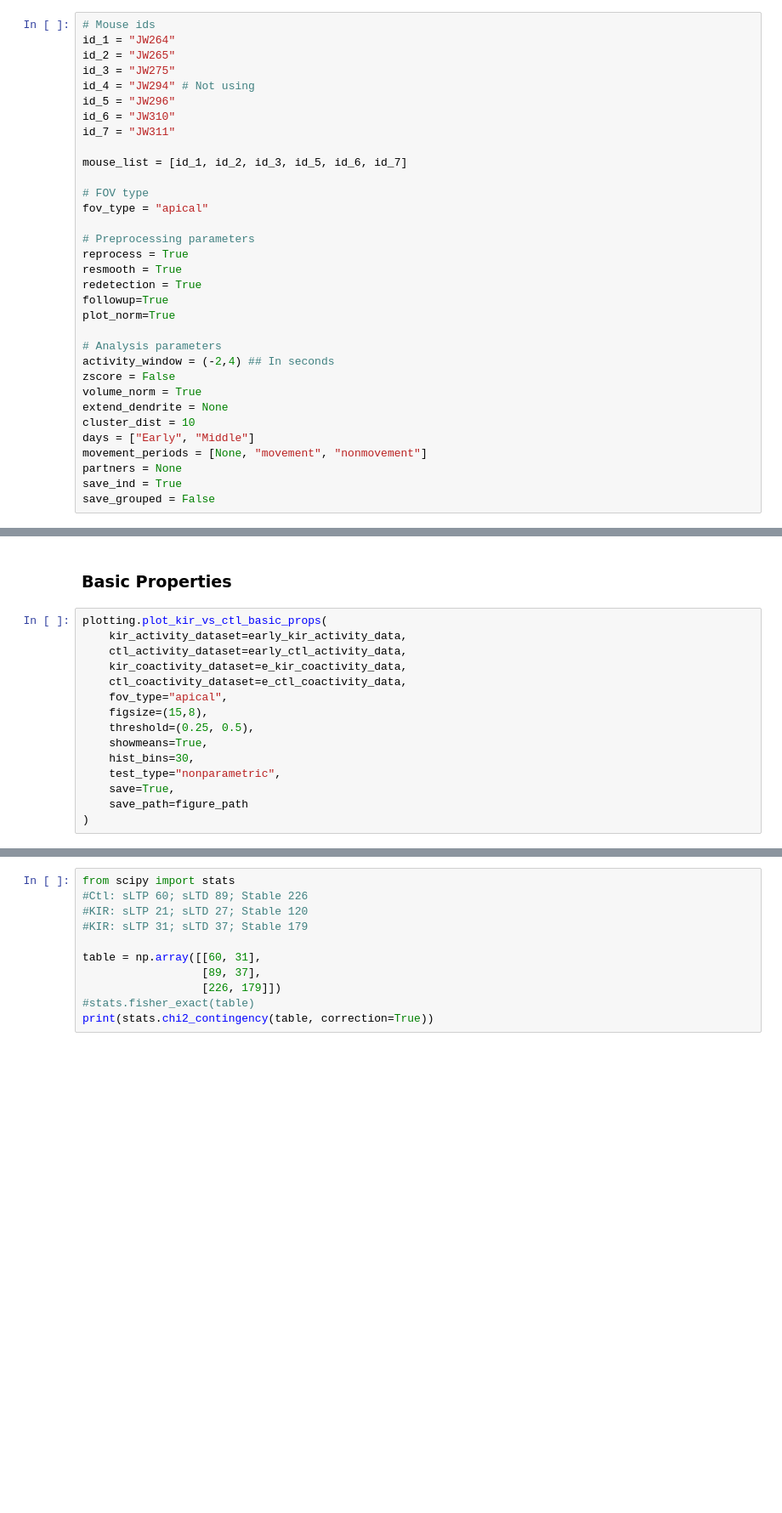
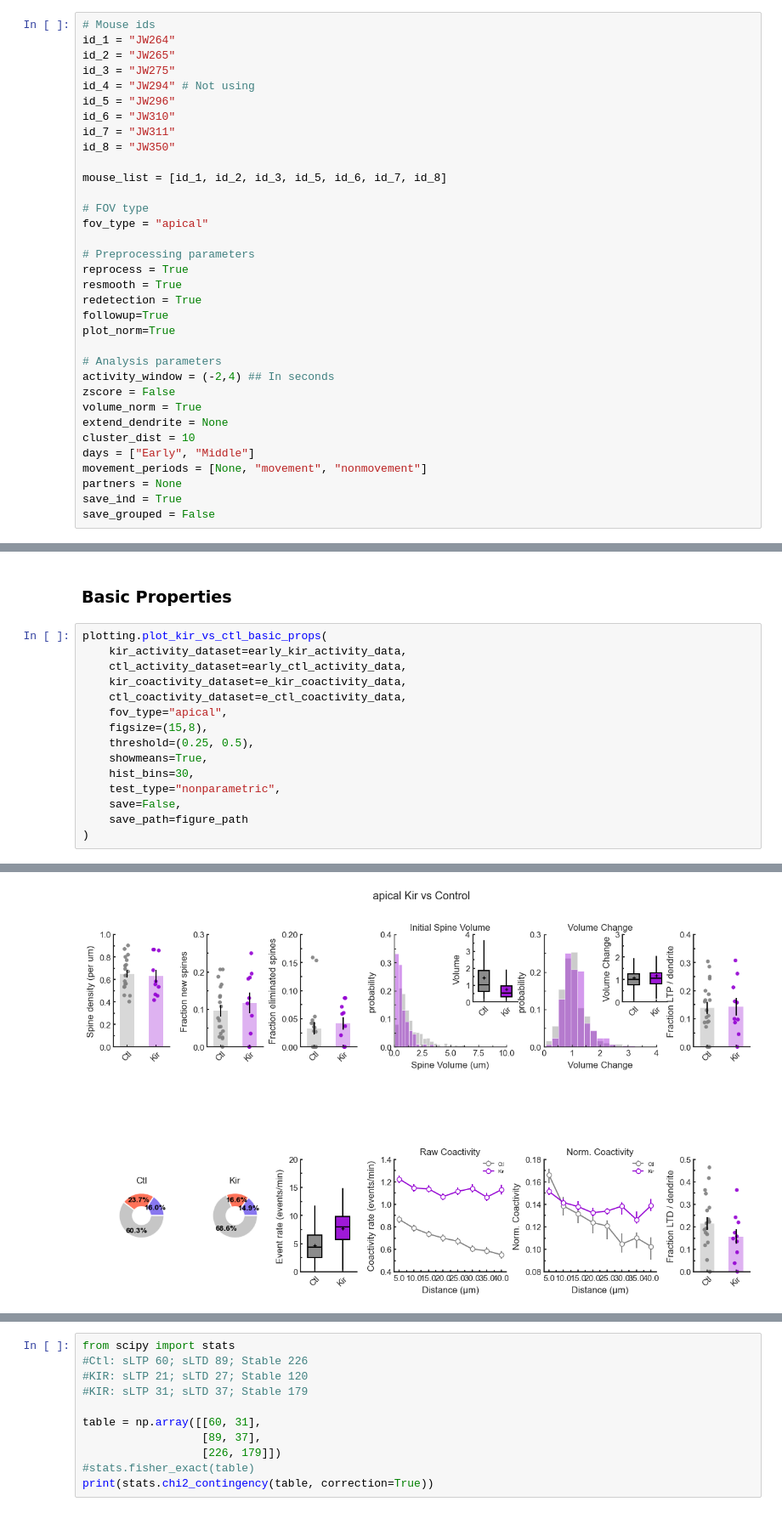
Before and after one commit to wjakewright/Lab_Analyses, a Jupyter notebook: Lab_Analyses/Kir_Analysis/Kir_Apical_Spine_Analysis.ipynb, the cells around one changed output, grey strips where cells are left out. Shown at 85% size. Cells and saved outputs as stored; diff of their text form; blank space fills up the shorter version.

```diff
--- a/Lab_Analyses/Kir_Analysis/Kir_Apical_Spine_Analysis.ipynb
+++ b/Lab_Analyses/Kir_Analysis/Kir_Apical_Spine_Analysis.ipynb
@@ -36,8 +36,9 @@ id_4 = "JW294" # Not using
 id_5 = "JW296"
 id_6 = "JW310"
 id_7 = "JW311"
+id_8 = "JW350"
 
-mouse_list = [id_1, id_2, id_3, id_5, id_6, id_7]
+mouse_list = [id_1, id_2, id_3, id_5, id_6, id_7, id_8]
 
 # FOV type
 fov_type = "apical"
@@ -202,6 +203,7 @@ plotting.plot_kir_vs_ctl_basic_props(
     showmeans=True,
     hist_bins=30,
     test_type="nonparametric",
-    save=True,
+    save=False,
     save_path=figure_path
 )
+# %% [output]
@@ -207,0 +218 @@ plotting.plot_kir_vs_ctl_basic_props(
+[figure, added]
```
Also changed, not shown: parts of 4 cells of this notebook, 1 other file.
